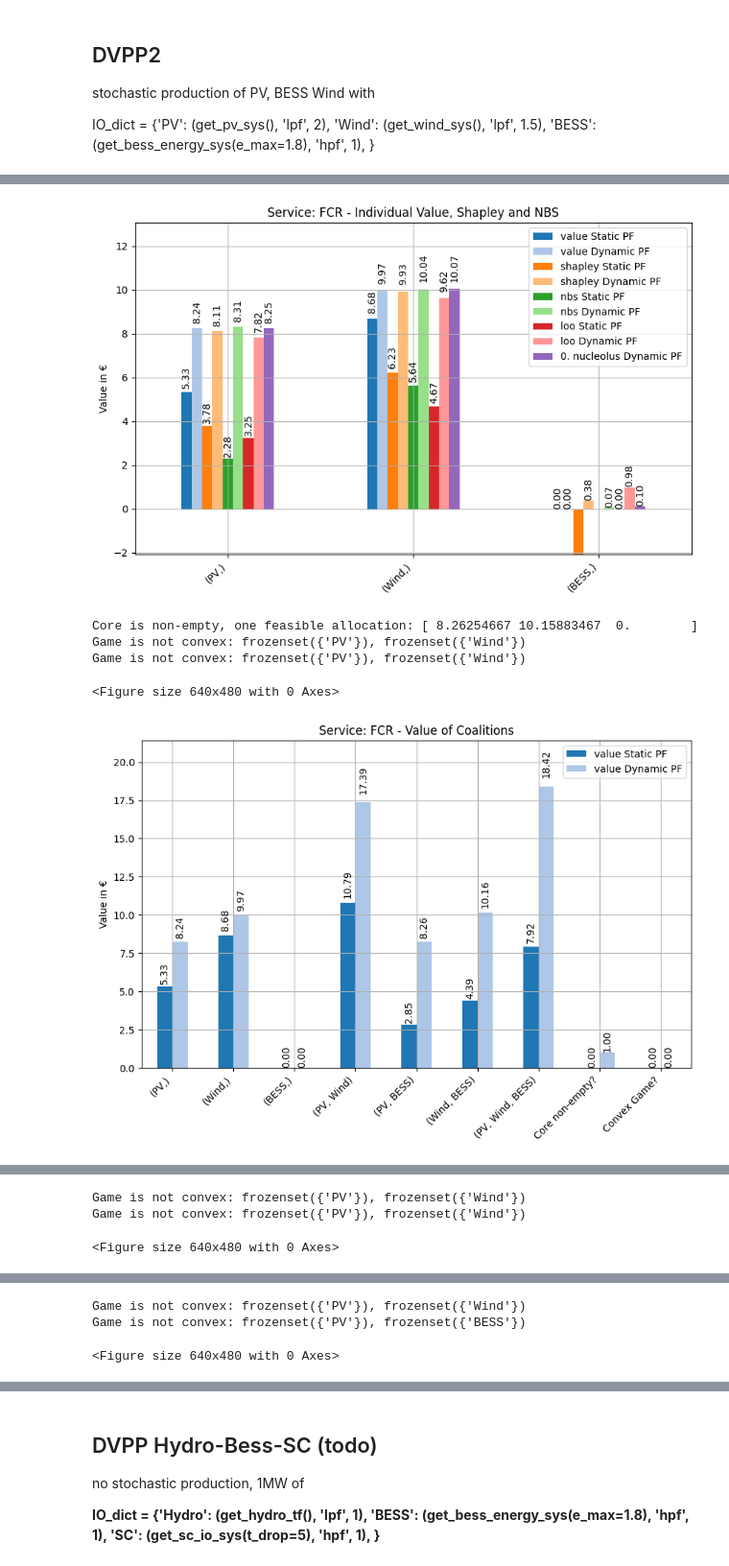
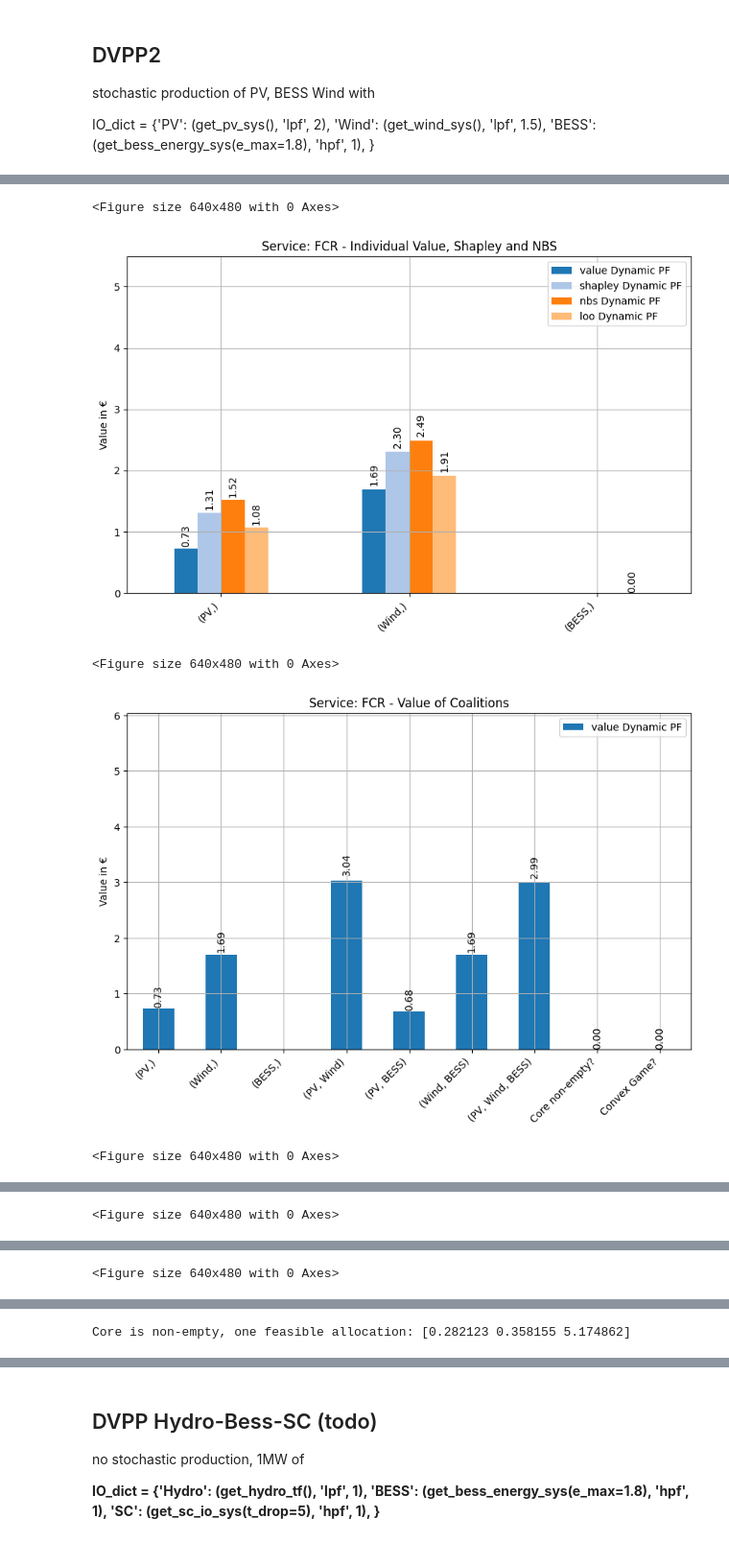
Before and after one commit to cvonholly/dvpp_reward_mechanism, a Jupyter notebook: visualize.ipynb, the cells around one changed output, grey strips where cells are left out. Shown at 96% size. Saved outputs shown, nothing was run; the diff lists cells and outputs as text; code cells hidden in the pictures.

Commit message:
updates reward analysis for v2

```diff
--- a/visualize.ipynb
+++ b/visualize.ipynb
@@ -137,11 +190,13 @@ def visualize_value_results(df_new, df_newstat, calc_convexity=True):
         # 1st plot: only the players
         df_plot = df_plot_total.iloc[:len(players)]
 
+        plt.figure()
+
         ax = df_plot.plot(kind='bar', figsize=(10, 6),
                         title=f'Service: {service} - Individual Value, Shapley and NBS', ylabel='Value in €')
 
+
         plt.grid()
-        plt.ylim(df_plot.min().min(), df_plot.max().max()+3)
         plt.xticks(rotation=0)
         # show numbers above bars
         for p in ax.patches:
@@ -149,6 +204,7 @@ def visualize_value_results(df_new, df_newstat, calc_convexity=True):
                 ax.annotate(f'{p.get_height():.2f}', (p.get_x() + p.get_width() / 2, 1.03 * p.get_height()),
                             ha='center', va='bottom', rotation=90, fontsize=10)
         plt.xticks(rotation=45, ha='right')
+        plt.ylim(0, df_plot.max().max()+3)
         plt.show()
 
         # 2nd plot: all coalitions
@@ -280,11 +336,11 @@ IO_dict =      {'PV': (get_pv_sys(), 'lpf', 2),
 df = pd.read_csv('pics/v2/values_dyn.csv', index_col=0, header=[0,1,2])
 df.columns = [tuple(c for c in col if c!='nan') for col in df.columns.values]
 
-df[df < 0] = 0  # set values below zero to zero
+# df[df < 0] = 0  # set values below zero to zero
 # combine 1st col and index to MultiIndex
 df.index = pd.MultiIndex.from_arrays([df.index, df.iloc[:, 0]], names=['Service', 'Scenario'])
 df.drop(df.columns[0], axis=1, inplace=True)  # drop first column
 players = list(str(x[0]) for x in df.columns[:3])
 df.head()
 
-df_mean = df.groupby('Service').mean()
+# df_mean = df.groupby('Service').mean() # probably this line causes the trouble
@@ -290,0 +355,12 @@ df_mean = df.groupby('Service').mean()
+# %%
+all_scenarios = []
+for sc in df.index.get_level_values(1).unique():
+    scenario_df = df.xs(sc, level='Scenario')
+    scenario_df = make_subcoalition_convex(scenario_df, players)
+    # compute reward mechanisms
+    # scenario_df_new = add_reward_mechanisms(scenario_df, players, add_LOO=True)
+    all_scenarios.append(scenario_df)
+# now mean over all scnenarios
+df_new = pd.concat(all_scenarios).groupby(level=0).mean()
+# %%
+df_final = add_reward_mechanisms(df_new, players, add_LOO=True)
@@ -315,10 +397,9 @@ df_v2stat = df_newstat.copy()
 # %%
 # visualize:
-visualize_value_results(df_new, df_newstat)
+visualize_value_results(df_final, None)
 # %% [output]
+<Figure size 640x480 with 0 Axes>
-[figure, old version]
+[figure, new version]
-Core is non-empty, one feasible allocation: [ 8.26254667 10.15883467  0.        ]
-Game is not convex: frozenset({'PV'}), frozenset({'Wind'})
-Game is not convex: frozenset({'PV'}), frozenset({'Wind'})
 <Figure size 640x480 with 0 Axes>
-[figure, old version]
+[figure, new version]
+<Figure size 640x480 with 0 Axes>
@@ -326,3 +407 @@ Game is not convex: frozenset({'PV'}), frozenset({'Wind'})
-Game is not convex: frozenset({'PV'}), frozenset({'Wind'})
-Game is not convex: frozenset({'PV'}), frozenset({'Wind'})
 <Figure size 640x480 with 0 Axes>
@@ -329,0 +409 @@ Game is not convex: frozenset({'PV'}), frozenset({'Wind'})
+<Figure size 640x480 with 0 Axes>
@@ -331,3 +411 @@ Game is not convex: frozenset({'PV'}), frozenset({'Wind'})
-Game is not convex: frozenset({'PV'}), frozenset({'Wind'})
-Game is not convex: frozenset({'PV'}), frozenset({'BESS'})
-<Figure size 640x480 with 0 Axes>
+Core is non-empty, one feasible allocation: [0.282123 0.358155 5.174862]
```
Also changed, not shown: parts of 10 cells of this notebook, 6 other files.
